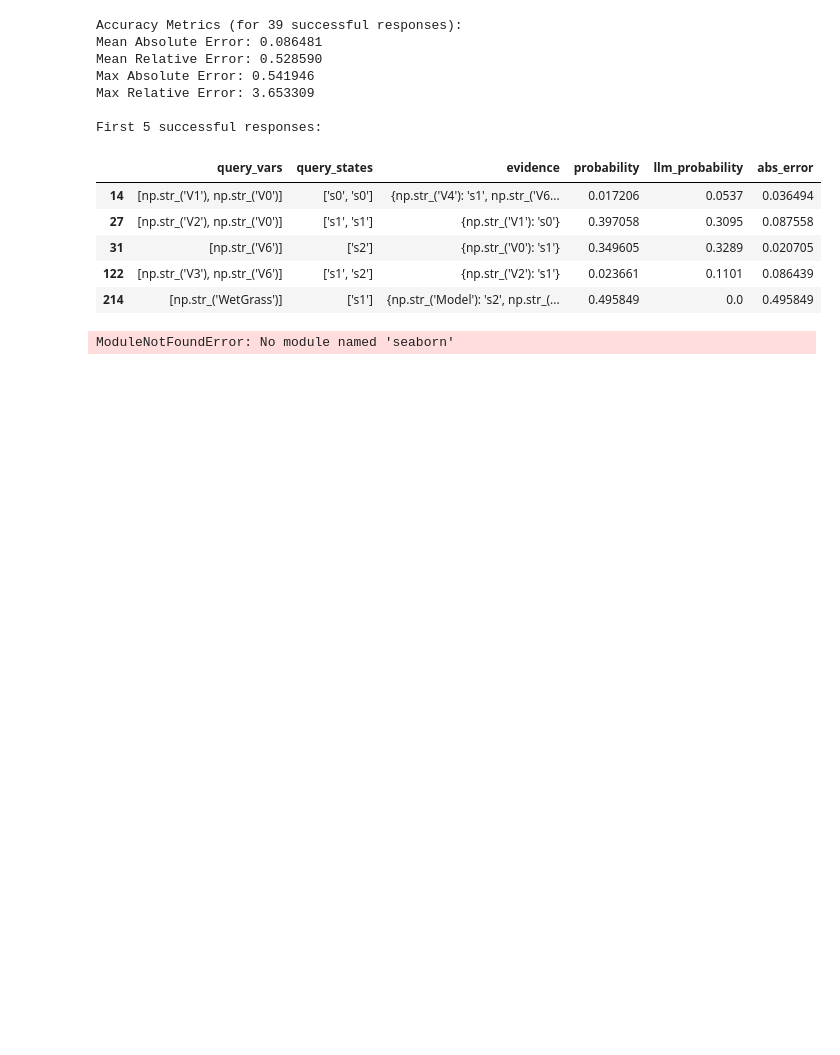
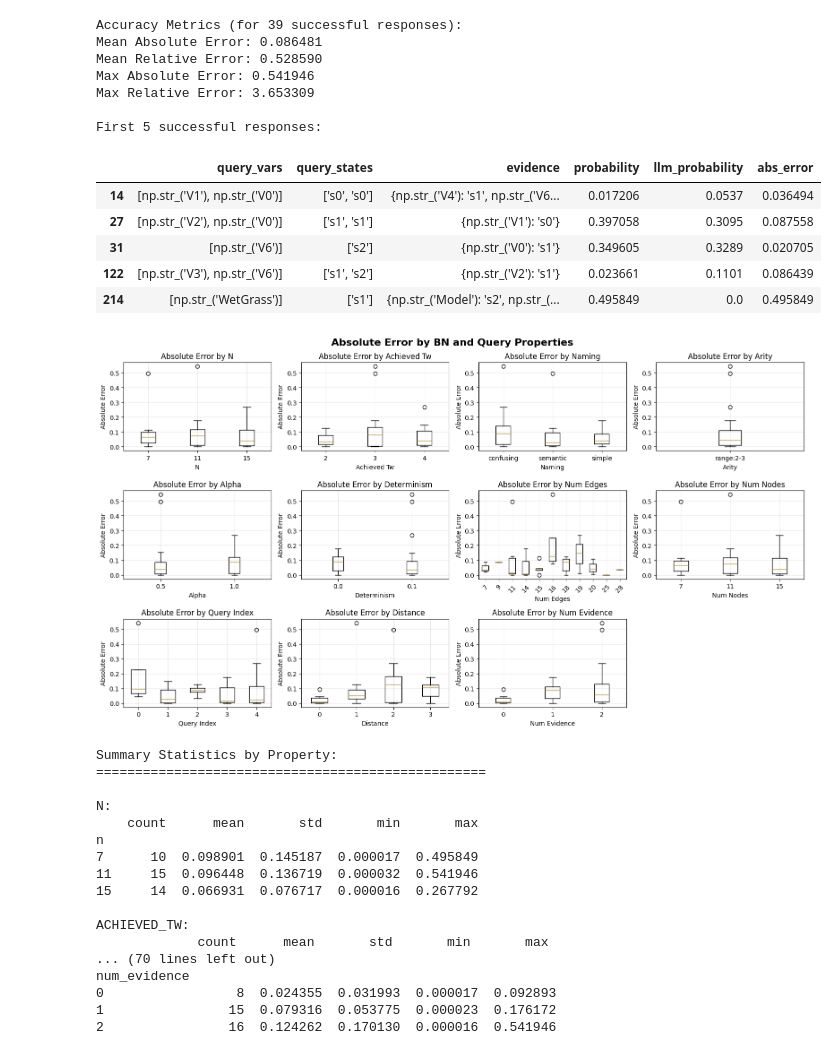
Before and after one commit to ferjorosa/probabilistic-reasoning-llms, a Jupyter notebook: notebooks/graph_generation/BN_generation_sweep.ipynb, the cells around one changed output. Saved outputs shown, nothing was run; the diff lists cells and outputs as text; code cells hidden in the pictures; blank space fills up the shorter version.

```diff
--- a/notebooks/graph_generation/BN_generation_sweep.ipynb
+++ b/notebooks/graph_generation/BN_generation_sweep.ipynb
@@ -404,7 +420,7 @@ plot_df['abs_error'] = abs(plot_df['llm_probability'] - plot_df['probability'])
 if len(plot_df) > 0:
     # Identify all BN and query property columns (exclude result columns)
     exclude_cols = {'bn_index', 'query_vars', 'query_states', 'evidence', 'probability',
-                   'llm_probability', 'llm_response', 'abs_error', 'rel_error'}
+                   'llm_probability', 'llm_response', 'abs_error', 'rel_error', 'target_tw', 'N', 'seed', 'variant_index' }
 
     # Get all columns that are BN or query properties
     property_cols = [col for col in full_df.columns if col not in exclude_cols]
@@ -446,31 +462,48 @@ if len(plot_df) > 0:
         if box_data:  # Only plot if we have data
             ax.boxplot(box_data, labels=labels)
             ax.set_title(f'Absolute Error by {prop.replace("_", " ").title()}')
             ax.set_xlabel(prop.replace("_", " ").title())
             ax.set_ylabel('Absolute Error')
             ax.grid(True, alpha=0.3)
 
             # Rotate x-axis labels if there are many unique values
             if len(labels) > 5:
                 ax.tick_params(axis='x', rotation=45)
 
     # Hide unused subplots
     for i in range(n_props, len(axes)):
         axes[i].set_visible(False)
 
     plt.tight_layout()
     plt.show()
 
     # Print summary statistics for each property
     print("\nSummary Statistics by Property:")
     print("=" * 50)
 
     for prop in property_cols:
         print(f"\n{prop.upper()}:")
         prop_stats = plot_df.groupby(prop)['abs_error'].agg(['count', 'mean', 'std', 'min', 'max'])
         print(prop_stats.round(6))
 
 else:
     print("No successful LLM responses with exact inference results available for plotting.")
 # %% [output]
+[figure, added]
-ModuleNotFoundError: No module named 'seaborn'
+Summary Statistics by Property:
+==================================================
+
+N:
+    count      mean       std       min       max
+n
+7      10  0.098901  0.145187  0.000017  0.495849
+11     15  0.096448  0.136719  0.000032  0.541946
+15     14  0.066931  0.076717  0.000016  0.267792
+
+ACHIEVED_TW:
+             count      mean       std       min       max
+... (70 lines left out)
+num_evidence
+0                 8  0.024355  0.031993  0.000017  0.092893
+1                15  0.079316  0.053775  0.000023  0.176172
+2                16  0.124262  0.170130  0.000016  0.541946
```
Also changed, not shown: parts of 2 cells of this notebook.
